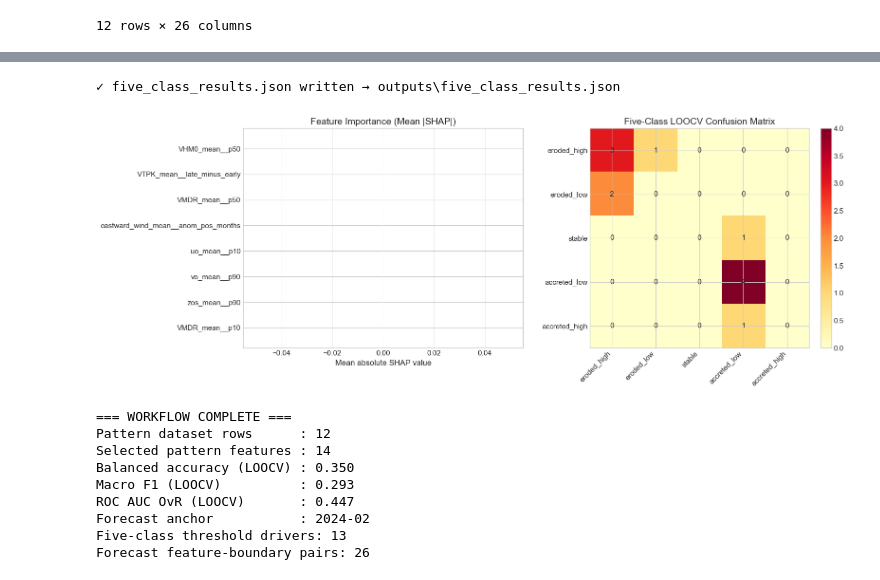
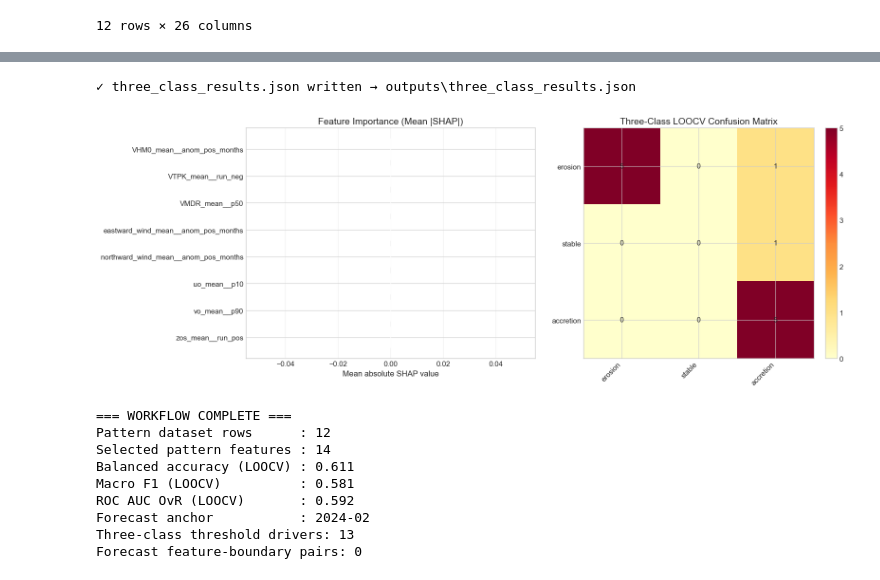
Before and after one commit to ThimalkaCosta/coastalai, a Jupyter notebook: notebook.ipynb, the cells around one changed output, grey strips where cells are left out. Drawn from its saved outputs; the diff is of its cells as text; code cells hidden in the pictures.

```diff
--- a/notebook.ipynb
+++ b/notebook.ipynb
@@ -1494,7 +1482,7 @@ Saved: ./outputs/year_wise_shoreline_labels.csv
 Saved: ./outputs/erosion_driver_yearly_ranges.csv
 # %%
 # =============================================================================
-# Section 3.2 — Feature-Importance-First Five-Class Pattern Recognition
+# Section 3.2 — Feature-Importance-First Three-Class Pattern Recognition
 #               LOOCV Ensemble + SHAP (Core Drivers Preserved)
 # =============================================================================
 # TECHNIQUE OVERVIEW
@@ -1637,11 +1625,11 @@ confusion_names = [CODE_TO_CLASS[code] for code in confusion_labels]
 # -- Step 3: LOOCV with 3-model probability ensemble --
 loo = LeaveOneOut()
 loo_rows = []
-all_loo_proba = np.zeros((len(X_pattern), len(FIVE_CLASS_ORDER)), dtype=float)
+all_loo_proba = np.zeros((len(X_pattern), len(THREE_CLASS_ORDER)), dtype=float)
 
 
-def aligned_probabilities(model, x_test, five_class_order=FIVE_CLASS_ORDER):
-    prob = np.zeros(len(five_class_order), dtype=float)
+def aligned_probabilities(model, x_test, three_class_order=THREE_CLASS_ORDER):
+    prob = np.zeros(len(three_class_order), dtype=float)
     if hasattr(model, 'predict_proba'):
         raw = model.predict_proba(x_test)[0]
         for code, p in zip(model.classes_, raw):
@@ -1711,7 +1699,7 @@ for train_idx, test_idx in loo.split(X_pattern):
             pass
 
     if not probs:
-        fallback = np.zeros(len(FIVE_CLASS_ORDER), dtype=float)
+        fallback = np.zeros(len(THREE_CLASS_ORDER), dtype=float)
         fallback[int(pd.Series(y_tr).mode().iloc[0])] = 1.0
         probs.append(fallback)
 
@@ -1748,7 +1736,7 @@ pattern_confusion = confusion_matrix(
 
 # Multi-class ROC AUC (OvR)
 try:
-    y_bin = label_binarize(y_pattern, classes=list(range(len(FIVE_CLASS_ORDER))))
+    y_bin = label_binarize(y_pattern, classes=list(range(len(THREE_CLASS_ORDER))))
     present_cols = [i for i in present_class_codes]
     loo_proba_present = all_loo_proba[:, present_cols]
     y_bin_present = y_bin[:, present_cols]
@@ -1889,7 +1877,7 @@ def predict_pattern_probabilities(feature_frame):
         if hasattr(model, 'predict_proba'):
             raw = model.predict_proba(ff)
             for i, row_p in enumerate(raw):
-                aligned = np.zeros(len(FIVE_CLASS_ORDER), dtype=float)
+                aligned = np.zeros(len(THREE_CLASS_ORDER), dtype=float)
                 for code, p in zip(model.classes_, row_p):
                     aligned[int(code)] = float(p)
                 if len(plist) <= i:
@@ -1904,8 +1892,6 @@ significant_features = selected_features.copy()
 
 print('=== FIVE-CLASS FEATURE SCREENING (CORE DRIVERS ONLY) ===')
 print(f'Present classes: {present_class_labels}')
-if 'accreted_high' not in present_class_labels:
-    print('NOTE: accreted_high absent from training data — tracked structurally, not trained directly.')
 
 print('\n=== DRIVER COVERAGE CHECK (WAVE + WIND + CURRENT) ===')
 print(driver_importance_summary_df[['driver', 'selected_feature_count']].to_string(index=False))
@@ -2597,7 +2582,7 @@ observed_monsoon_years = sorted(pattern_df['monsoon_year'].unique())
 for feature_name in significant_features:
     for end_year in observed_monsoon_years:
         subset = pattern_df[pattern_df['monsoon_year'] <= end_year]
-        if len(subset) < THRESHOLD_HISTORY_MIN_YEARS or subset['class_code'].nunique() < 3:
+        if len(subset) < THRESHOLD_HISTORY_MIN_YEARS or subset['class_code'].nunique() < 2:
             continue
         h_fit = fit_ordered_thresholds(
             subset[feature_name].to_numpy(dtype=float),
@@ -2826,9 +2811,9 @@ if len(future_threshold_ranges_df) > 0:
 # No CSV outputs — the frontend reads this file directly through the backend.
 #
 # JSON keys written:
-#   fiveClassRecognition  — LOOCV skill, confusion matrix, SHAP, selected features
-#   fiveClassThresholds   — per driver: 4 ordered boundaries + BCa CIs + JSD
-#   fiveClassForecasts    — per driver/boundary: ensemble H6/H12/H18/H24 forecast
+#   threeClassRecognition  — LOOCV skill, confusion matrix, SHAP, selected features
+#   threeClassThresholds   — per driver: 4 ordered boundaries + BCa CIs + JSD
+#   threeClassForecasts    — per driver/boundary: ensemble H6/H12/H18/H24 forecast
 #
 # These keys are merged into the main analysis_results.json by notebook_executor.py
 # and served to the frontend via the /api/results endpoint.
@@ -2857,7 +2842,7 @@ def _safe_val(v):
 
 
 # ══════════════════════════════════════════════════════════════════════════════
-# 1. Five-Class Pattern Recognition block
+# 1. Three-Class Pattern Recognition block
 # ══════════════════════════════════════════════════════════════════════════════
 loocv_records = []
 for _, r in pattern_skill_df.iterrows():
@@ -2874,7 +2859,7 @@ shap_records = [
     for _, r in shap_df.iterrows()
 ]
 
-fiveclass_recognition = {
+threeclass_recognition = {
     'balancedAccuracy': _safe_val(round(pattern_balanced_accuracy, 4)),
     'macroF1':          _safe_val(round(pattern_macro_f1, 4)),
     'rocAucOvr':        _safe_val(round(pattern_roc_auc_ovr, 4)) if np.isfinite(pattern_roc_auc_ovr) else None,
@@ -2902,9 +2887,9 @@ fiveclass_recognition = {
 
 
 # ══════════════════════════════════════════════════════════════════════════════
-# 2. Five-Class Threshold Ranges
+# 2. Three-Class Threshold Ranges
 # ══════════════════════════════════════════════════════════════════════════════
-fiveclass_thresholds = []
+threeclass_thresholds = []
 
 for _, row in threshold_ranges_df.iterrows():
     feat  = str(row['feature'])
@@ -2913,7 +2898,7 @@ for _, row in threshold_ranges_df.iterrows():
     jsd_r = fit.get('jsd', {}) if fit else {}
 
     boundaries = {}
-    for bname in ['severe_erosion', 'erosion_onset', 'accretion_onset', 'strong_accretion']:
+    for bname in ['erosion_onset', 'accretion_onset']:
         b = bi.get(bname, {})
         boundaries[bname] = {
             'estimate': _safe_val(b.get('estimate')),
@@ -2922,7 +2907,7 @@ for _, row in threshold_ranges_df.iterrows():
         }
 
     class_bands = {}
-    for cl in FIVE_CLASS_ORDER:
+    for cl in THREE_CLASS_ORDER:
         class_bands[cl] = {
             'count':  int(row.get(f'{cl}_count', 0) or 0),
             'q25':    _safe_val(row.get(f'{cl}_q25')),
@@ -2939,7 +2924,7 @@ for _, row in threshold_ranges_df.iterrows():
     driver  = str(row['driver'])
     unit    = 'm' if 'VHM0' in feat else ('s' if 'VTPK' in feat else ('m/s' if 'wind' in feat.lower() or 'uo' in feat or 'vo' in feat else '°' if 'VMDR' in feat else ''))
 
-    fiveclass_thresholds.append({
+    threeclass_thresholds.append({
         'feature':        feat,
         'driver':         driver,
         'unit':           unit,
@@ -2955,7 +2940,7 @@ for _, row in threshold_ranges_df.iterrows():
 
 
 # ══════════════════════════════════════════════════════════════════════════════
-# 3. Five-Class Threshold Forecasts
+# 3. Three-Class Threshold Forecasts
 # ══════════════════════════════════════════════════════════════════════════════
 forecast_features_out = {}
 
@@ -2966,7 +2951,7 @@ for feature_name in significant_features:
         continue
 
     boundaries_out = {}
-    for bname in ['severe_erosion', 'erosion_onset', 'accretion_onset', 'strong_accretion']:
+    for bname in ['erosion_onset', 'accretion_onset']:
         b_rows = feat_rows[feat_rows['boundary'] == bname]
         if len(b_rows) == 0:
             continue
@@ -3011,7 +2996,7 @@ for feature_name in significant_features:
             'boundaries': boundaries_out,
         }
 
-fiveclass_forecasts = {
+threeclass_forecasts = {
     'forecastAnchor': forecast_anchor.strftime('%Y-%m'),
     'horizons': ['H6', 'H12', 'H18', 'H24'],
     'method': 'ensemble(TheilSen + GP_Matern + Huber)',
@@ -3022,17 +3007,17 @@ fiveclass_forecasts = {
 # ══════════════════════════════════════════════════════════════════════════════
 # 4. Write JSON
 # ══════════════════════════════════════════════════════════════════════════════
-five_class_results = {
-    'fiveClassRecognition': fiveclass_recognition,
-    'fiveClassThresholds':  fiveclass_thresholds,
-    'fiveClassForecasts':   fiveclass_forecasts,
+three_class_results = {
+    'threeClassRecognition': threeclass_recognition,
+    'threeClassThresholds':  threeclass_thresholds,
+    'threeClassForecasts':   threeclass_forecasts,
 }
 
-_output_path = OUTPUT_DIR / 'five_class_results.json'
+_output_path = OUTPUT_DIR / 'three_class_results.json'
 with open(_output_path, 'w') as _fp:
-    _json.dump(five_class_results, _fp, indent=2, default=str)
+    _json.dump(three_class_results, _fp, indent=2, default=str)
 
-print(f'✓ five_class_results.json written → {_output_path}')
+print(f'✓ three_class_results.json written → {_output_path}')
 
 
 # ══════════════════════════════════════════════════════════════════════════════
@@ -3048,44 +3033,44 @@ axes[0].set_title('Feature Importance (Mean |SHAP|)')
 axes[0].set_xlabel('Mean absolute SHAP value')
 axes[0].grid(True, alpha=0.3, axis='x')
 
 # Panel 2: LOOCV confusion matrix
 if len(pattern_confusion) > 0:
     im = axes[1].imshow(pattern_confusion, cmap='YlOrRd')
     axes[1].set_xticks(range(len(confusion_names)))
     axes[1].set_xticklabels(confusion_names, rotation=45, ha='right')
     axes[1].set_yticks(range(len(confusion_names)))
     axes[1].set_yticklabels(confusion_names)
-    axes[1].set_title('Five-Class LOOCV Confusion Matrix')
+    axes[1].set_title('Three-Class LOOCV Confusion Matrix')
     for ri in range(pattern_confusion.shape[0]):
         for ci in range(pattern_confusion.shape[1]):
             axes[1].text(ci, ri, int(pattern_confusion[ri, ci]), ha='center', va='center')
     plt.colorbar(im, ax=axes[1], fraction=0.046, pad=0.04)
 else:
     axes[1].axis('off')
 
 plt.tight_layout()
-plt.savefig(FIGURE_DIR / 'five_class_summary.png', dpi=150, bbox_inches='tight')
+plt.savefig(FIGURE_DIR / 'three_class_summary.png', dpi=150, bbox_inches='tight')
 plt.show()
 
 # ── Final summary print ───────────────────────────────────────────────────────
 print('=== WORKFLOW COMPLETE ===')
 print(f'Pattern dataset rows      : {len(pattern_df)}')
 print(f'Selected pattern features : {len(significant_features)}')
 print(f'Balanced accuracy (LOOCV) : {pattern_balanced_accuracy:.3f}')
 print(f'Macro F1 (LOOCV)          : {pattern_macro_f1:.3f}')
 print(f'ROC AUC OvR (LOOCV)       : {pattern_roc_auc_ovr:.3f}' if np.isfinite(pattern_roc_auc_ovr) else 'ROC AUC OvR: N/A')
 print(f'Forecast anchor           : {forecast_anchor.strftime("%Y-%m")}')
-print(f'Five-class threshold drivers: {len(fiveclass_thresholds)}')
+print(f'Three-class threshold drivers: {len(threeclass_thresholds)}')
 print(f'Forecast feature-boundary pairs: {sum(len(v["boundaries"]) for v in forecast_features_out.values())}')
 # %% [output]
-✓ five_class_results.json written → outputs\five_class_results.json
+✓ three_class_results.json written → outputs\three_class_results.json
-[figure, old version]
+[figure, new version]
 === WORKFLOW COMPLETE ===
 Pattern dataset rows      : 12
 Selected pattern features : 14
-Balanced accuracy (LOOCV) : 0.350
-Macro F1 (LOOCV)          : 0.293
-ROC AUC OvR (LOOCV)       : 0.447
+Balanced accuracy (LOOCV) : 0.611
+Macro F1 (LOOCV)          : 0.581
+ROC AUC OvR (LOOCV)       : 0.592
 Forecast anchor           : 2024-02
-Five-class threshold drivers: 13
-Forecast feature-boundary pairs: 26
+Three-class threshold drivers: 13
+Forecast feature-boundary pairs: 0
```
Also changed, not shown: parts of 10 cells of this notebook, 20 other files.
